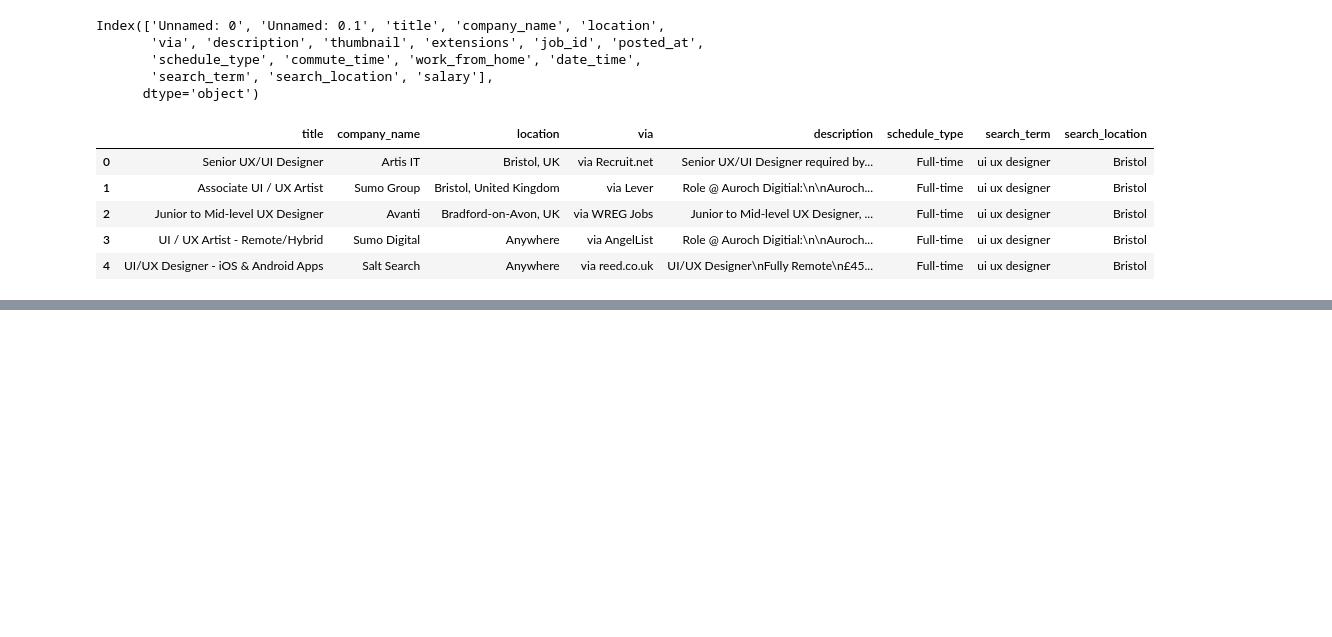
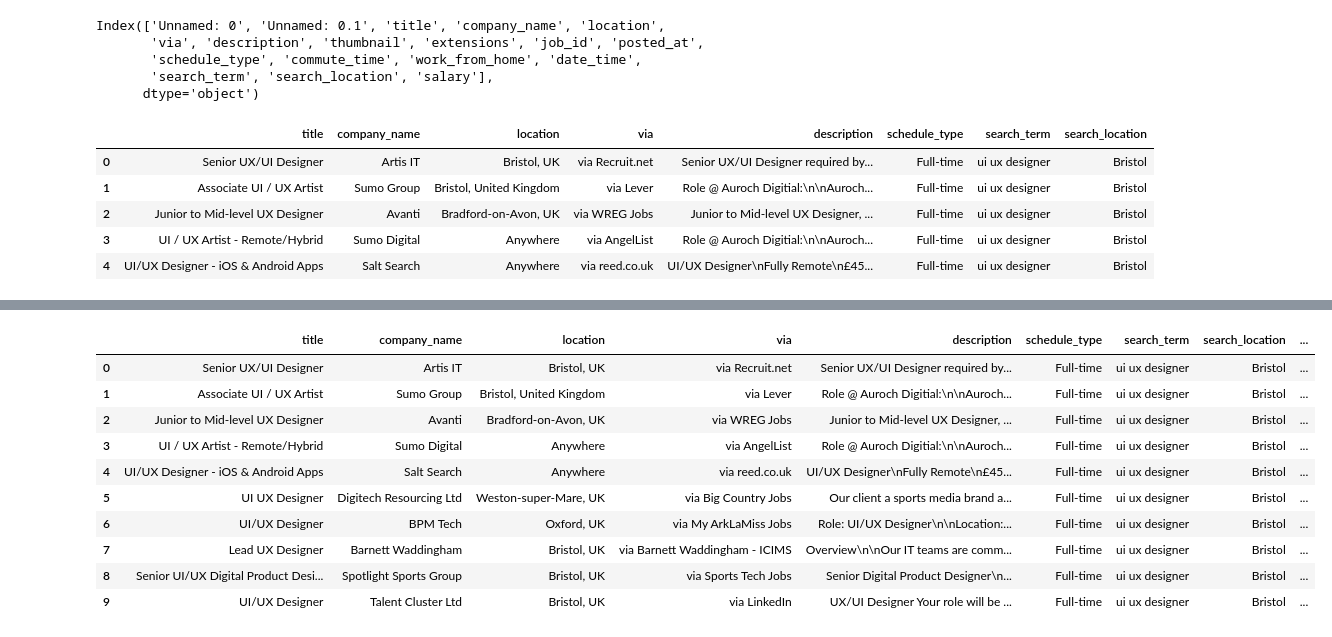
Before and after one commit to dekings44/ui_ux_job_analysis, a Jupyter notebook: main.ipynb, the cells around one changed output, grey strips where cells are left out. Cells and saved outputs as stored; diff of their text form; code cells hidden in the pictures; blank space fills up the shorter version.

```diff
--- a/main.ipynb
+++ b/main.ipynb
@@ -257,0 +343,14 @@ all_files.head()
+# %%
+all_files.head(10)
+# %% [output]
+|  | title | company_name | location | via | description | schedule_type | search_term | search_location | ... |
+| 0 | Senior UX/UI Designer | Artis IT | Bristol, UK | via Recruit.net | Senior UX/UI Designer required by... | Full-time | ui ux designer | Bristol | ... |
+| 1 | Associate UI / UX Artist | Sumo Group | Bristol, United Kingdom | via Lever | Role @ Auroch Digitial:\n\nAuroch... | Full-time | ui ux designer | Bristol | ... |
+| 2 | Junior to Mid-level UX Designer | Avanti | Bradford-on-Avon, UK | via WREG Jobs | Junior to Mid-level UX Designer, ... | Full-time | ui ux designer | Bristol | ... |
+| 3 | UI / UX Artist - Remote/Hybrid | Sumo Digital | Anywhere | via AngelList | Role @ Auroch Digitial:\n\nAuroch... | Full-time | ui ux designer | Bristol | ... |
+| 4 | UI/UX Designer - iOS & Android Apps | Salt Search | Anywhere | via reed.co.uk | UI/UX Designer\nFully Remote\n£45... | Full-time | ui ux designer | Bristol | ... |
+| 5 | UI UX Designer | Digitech Resourcing Ltd | Weston-super-Mare, UK | via Big Country Jobs | Our client a sports media brand a... | Full-time | ui ux designer | Bristol | ... |
+| 6 | UI/UX Designer | BPM Tech | Oxford, UK | via My ArkLaMiss Jobs | Role: UI/UX Designer\n\nLocation:... | Full-time | ui ux designer | Bristol | ... |
+| 7 | Lead UX Designer | Barnett Waddingham | Bristol, UK | via Barnett Waddingham - ICIMS | Overview\n\nOur IT teams are comm... | Full-time | ui ux designer | Bristol | ... |
+| 8 | Senior UI/UX Digital Product Desi... | Spotlight Sports Group | Bristol, UK | via Sports Tech Jobs | Senior Digital Product Designer\n... | Full-time | ui ux designer | Bristol | ... |
+| 9 | UI/UX Designer | Talent Cluster Ltd | Bristol, UK | via LinkedIn | UX/UI Designer Your role will be ... | Full-time | ui ux designer | Bristol | ... |
```
Also changed, not shown: parts of 11 cells of this notebook.
